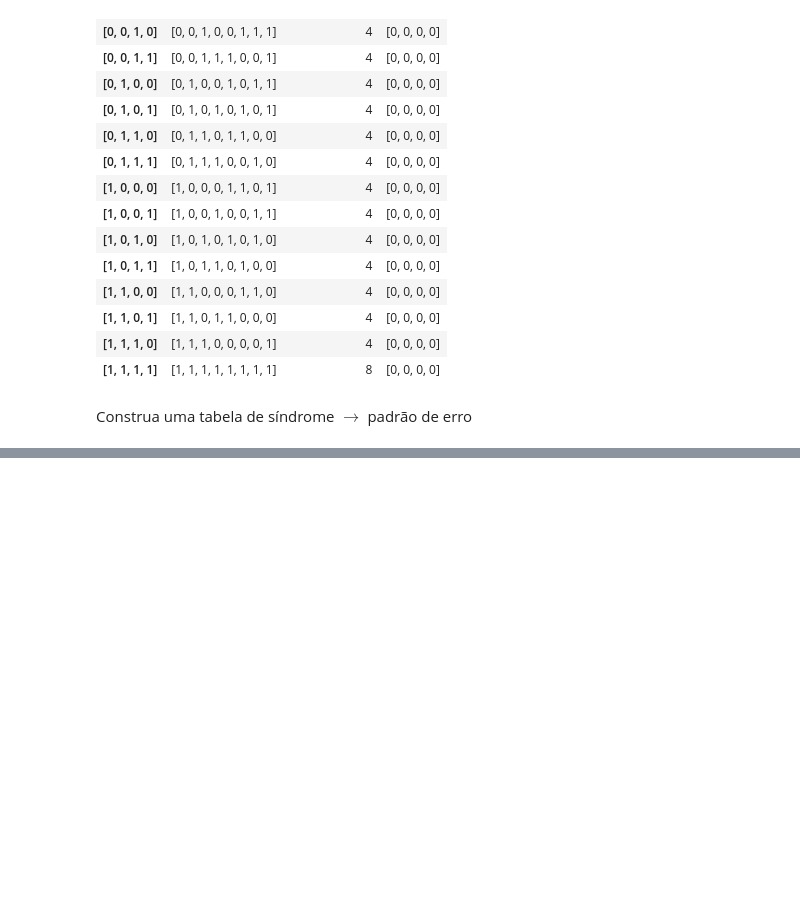
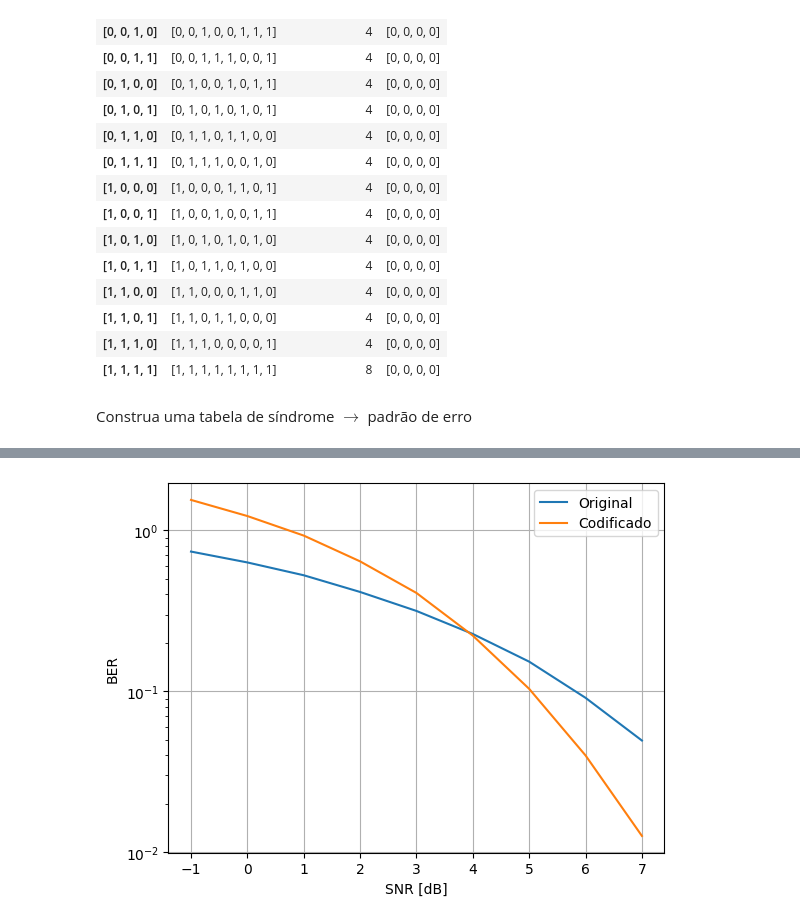
Before and after one commit to gabrielluizep/workbook-eng-telecom, a Jupyter notebook: com2/avaliacao-cod-bloco.ipynb, the cells around one changed output, grey strips where cells are left out. Saved outputs shown, nothing was run; the diff lists cells and outputs as text; code cells hidden in the pictures; blank space fills up the shorter version.

```diff
--- a/com2/avaliacao-cod-bloco.ipynb
+++ b/com2/avaliacao-cod-bloco.ipynb
@@ -183,0 +263,17 @@ array([[0, 4, 4, 4, 4, 4, 4, 4, 4, 4, 4, 4, 4, 4, 4, 8],
+# %%
+import matplotlib.pyplot as plt
+
+plt.figure()
+
+plt.semilogy(SNR, ber, label="Original")
+plt.semilogy(SNR, ber_hamm, label="Codificado")
+
+plt.xlabel("SNR [dB]")
+plt.ylabel("BER")
+
+plt.legend()
+plt.grid()
+
+plt.show()
+# %% [output]
+[figure, added]
```
Also changed, not shown: parts of 6 cells of this notebook, 2 other files.
